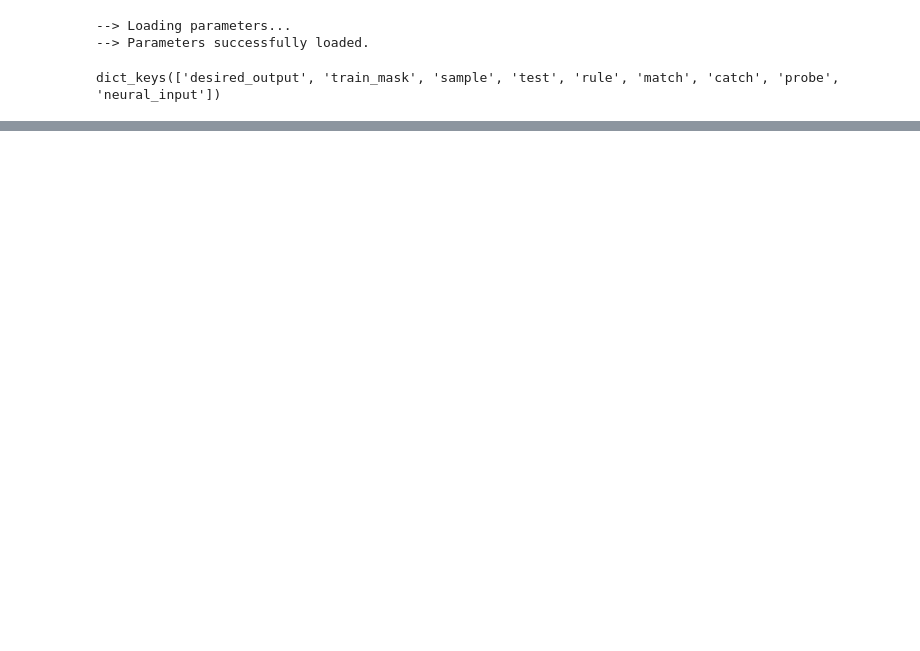
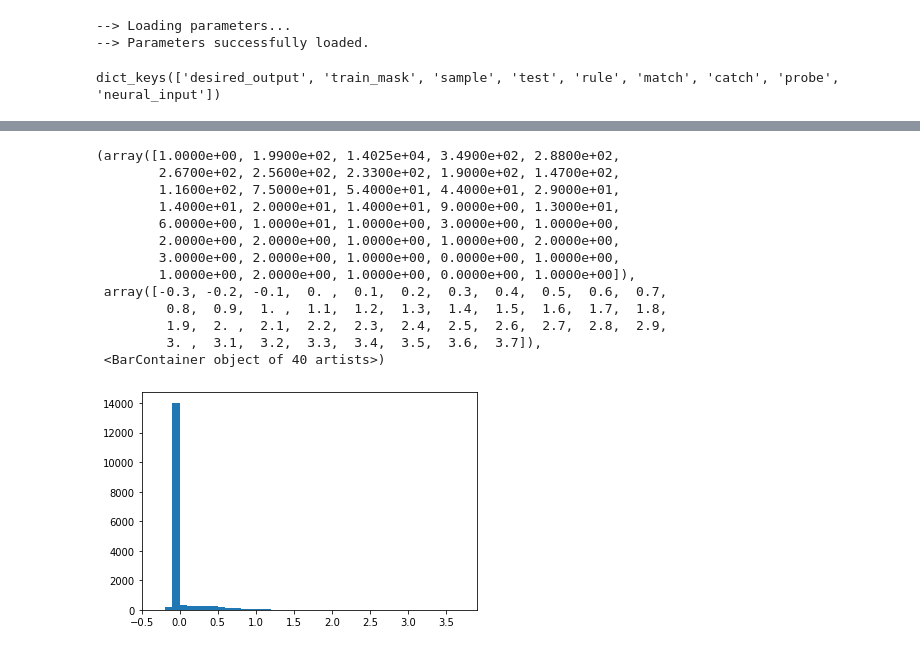
Before and after one commit to freedmanlab/bioRNN, a Jupyter notebook: example.ipynb, the cells around one changed output, grey strips where cells are left out. Saved outputs shown, nothing was run; the diff lists cells and outputs as text; code cells hidden in the pictures; blank space fills up the shorter version.

```diff
--- a/example.ipynb
+++ b/example.ipynb
@@ -137,0 +159,17 @@ NameError: name 'task_idx' is not defined
+# %%
+plt.hist(rnn.w_rnn.numpy().flatten(), bins=[0.1*i for i in range(-3,38)])
+# %% [output]
+(array([1.0000e+00, 1.9900e+02, 1.4025e+04, 3.4900e+02, 2.8800e+02,
+        2.6700e+02, 2.5600e+02, 2.3300e+02, 1.9000e+02, 1.4700e+02,
+        1.1600e+02, 7.5000e+01, 5.4000e+01, 4.4000e+01, 2.9000e+01,
+        1.4000e+01, 2.0000e+01, 1.4000e+01, 9.0000e+00, 1.3000e+01,
+        6.0000e+00, 1.0000e+01, 1.0000e+00, 3.0000e+00, 1.0000e+00,
+        2.0000e+00, 2.0000e+00, 1.0000e+00, 1.0000e+00, 2.0000e+00,
+        3.0000e+00, 2.0000e+00, 1.0000e+00, 0.0000e+00, 1.0000e+00,
+        1.0000e+00, 2.0000e+00, 1.0000e+00, 0.0000e+00, 1.0000e+00]),
+ array([-0.3, -0.2, -0.1,  0. ,  0.1,  0.2,  0.3,  0.4,  0.5,  0.6,  0.7,
+         0.8,  0.9,  1. ,  1.1,  1.2,  1.3,  1.4,  1.5,  1.6,  1.7,  1.8,
+         1.9,  2. ,  2.1,  2.2,  2.3,  2.4,  2.5,  2.6,  2.7,  2.8,  2.9,
+         3. ,  3.1,  3.2,  3.3,  3.4,  3.5,  3.6,  3.7]),
+ <BarContainer object of 40 artists>)
+[figure, added]
```
Also changed, not shown: parts of 11 cells of this notebook.
